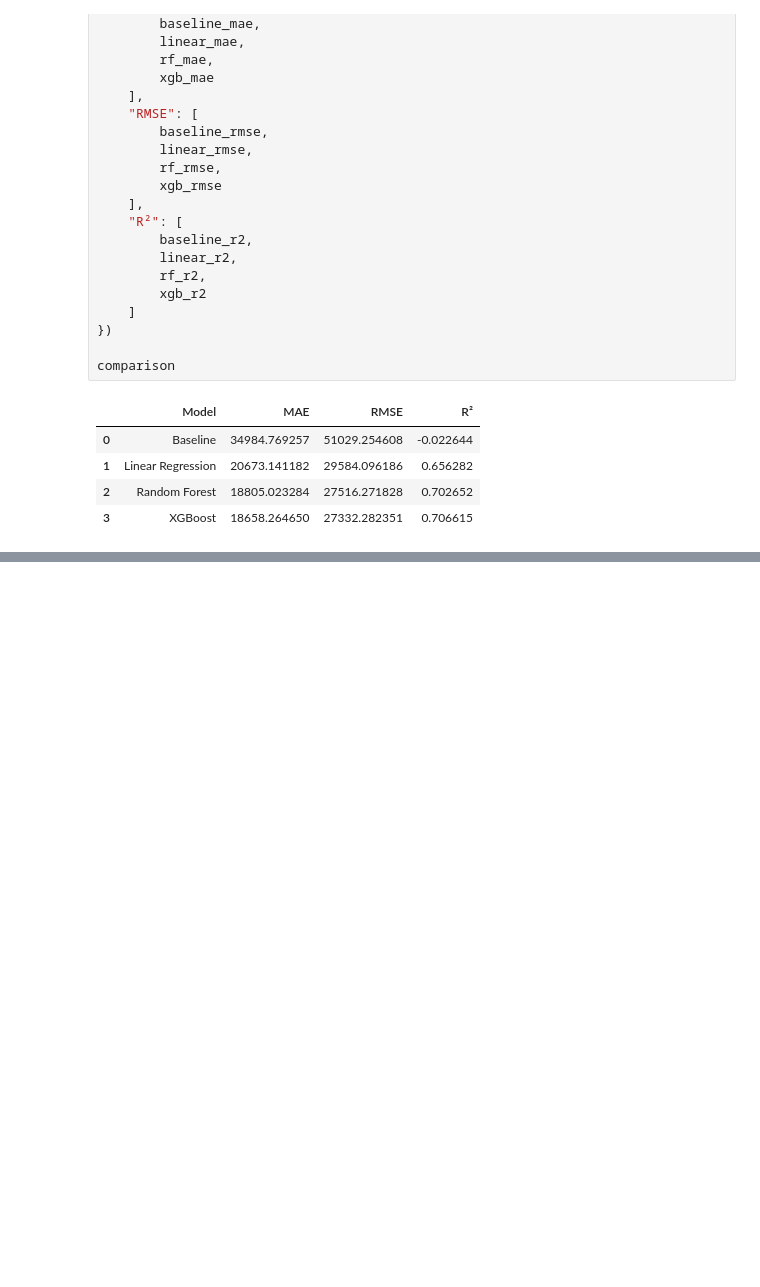
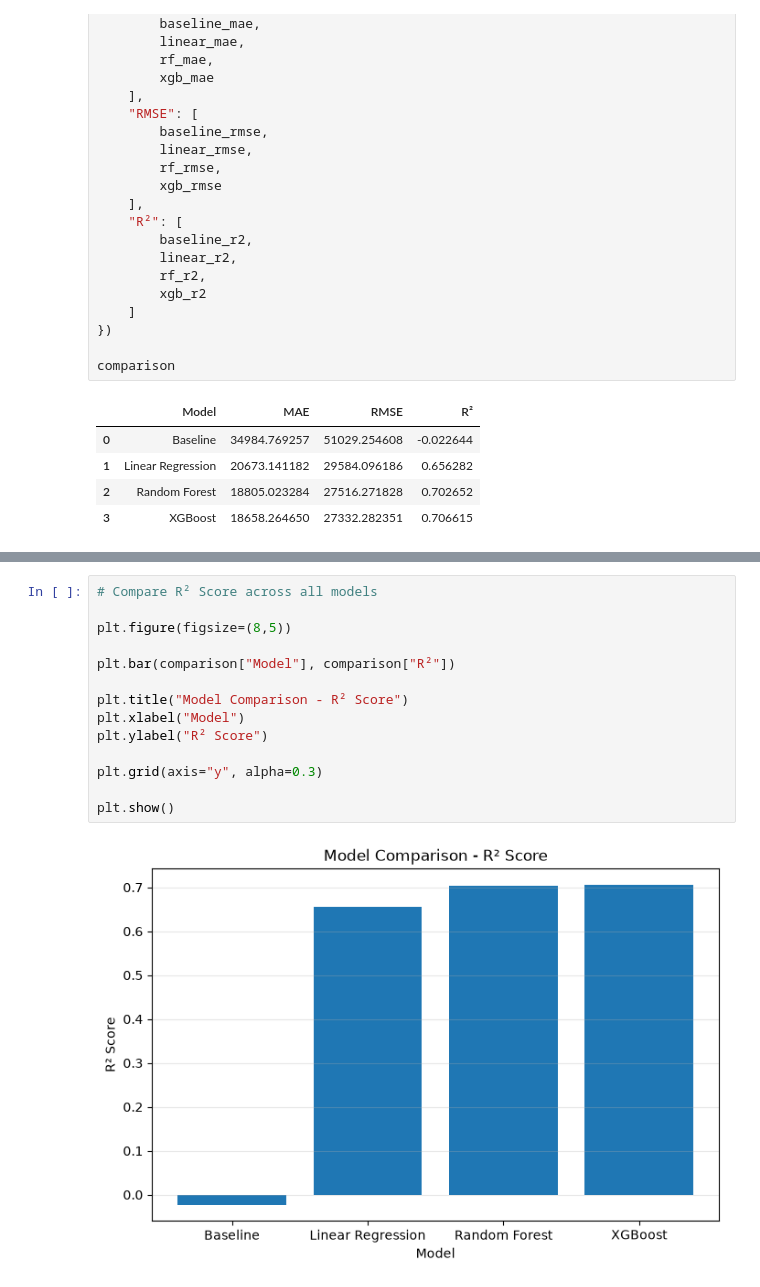
Before and after one commit to DevashishVidhate/Retail-Supply-Chain-Analytics, a Jupyter notebook: notebooks/02_sales_forecasting_models.ipynb, the cells around one changed output, grey strips where cells are left out. Drawn from its saved outputs; the diff is of its cells as text; blank space fills up the shorter version.

```diff
--- a/notebooks/02_sales_forecasting_models.ipynb
+++ b/notebooks/02_sales_forecasting_models.ipynb
@@ -824,0 +973,16 @@ comparison
+# %%
+# Compare R² Score across all models
+
+plt.figure(figsize=(8,5))
+
+plt.bar(comparison["Model"], comparison["R²"])
+
+plt.title("Model Comparison - R² Score")
+plt.xlabel("Model")
+plt.ylabel("R² Score")
+
+plt.grid(axis="y", alpha=0.3)
+
+plt.show()
+# %% [output]
+[figure, added]
```
Also changed, not shown: parts of 24 cells of this notebook.
